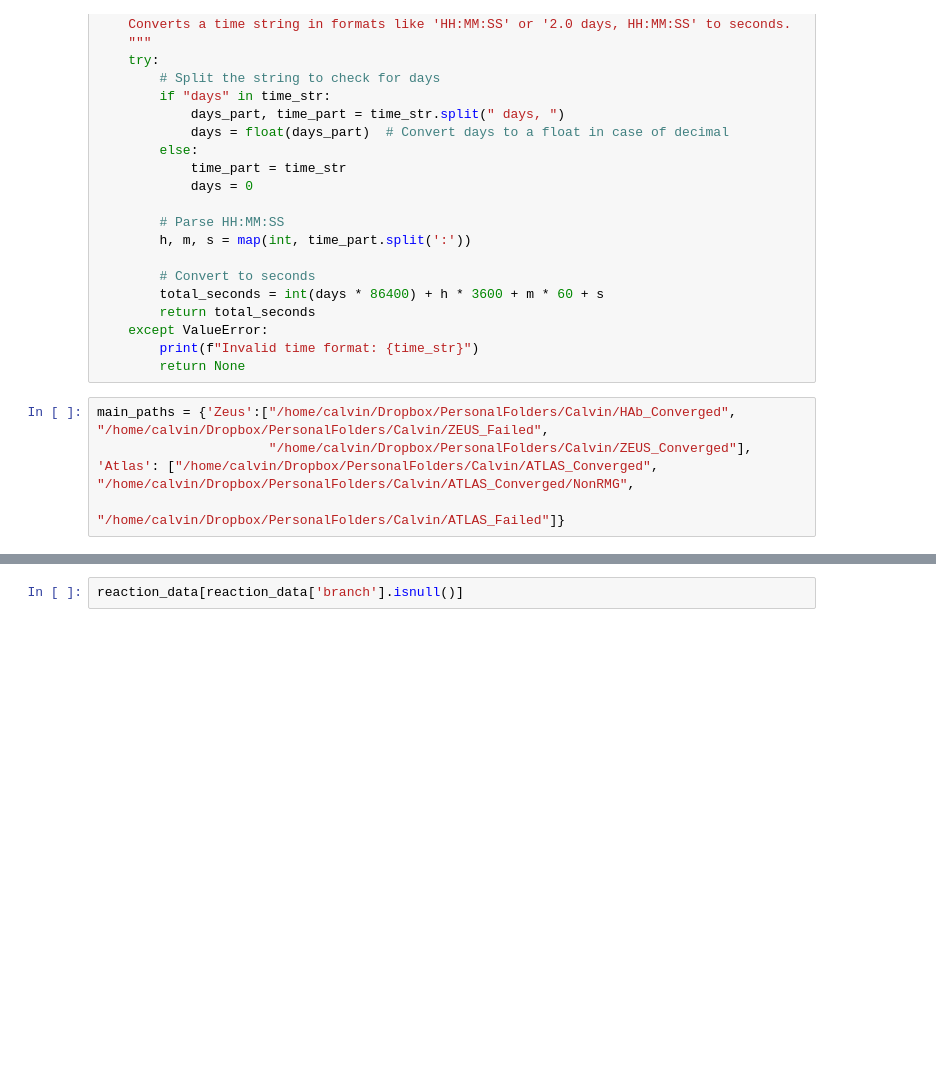
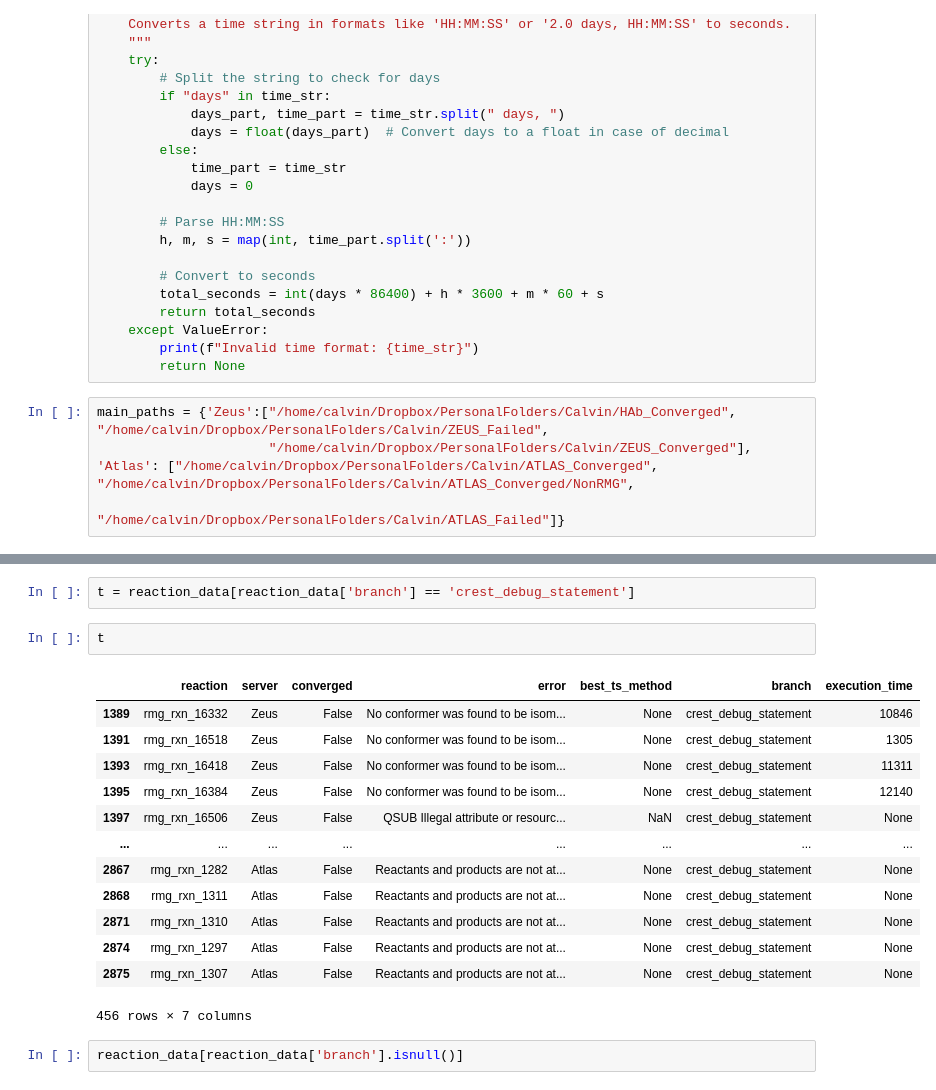
Before and after one commit to calvinp0/arc_analysis, a Jupyter notebook: arc_job_failure.ipynb, the cells around one changed output, grey strips where cells are left out. Drawn from its saved outputs; the diff is of its cells as text; blank space fills up the shorter version.

```diff
--- a/arc_job_failure.ipynb
+++ b/arc_job_failure.ipynb
@@ -448,5 +467,23 @@ TS did not pass all checks                             28
 Text file busy                                          4
 Zip argument #1 must support iteration                  1
+# %%
+t = reaction_data[reaction_data['branch'] == 'crest_debug_statement']
+# %%
+t
+# %% [output]
+|  | reaction | server | converged | error | best_ts_method | branch | execution_time |
+| 1389 | rmg_rxn_16332 | Zeus | False | No conformer was found to be isom... | None | crest_debug_statement | 10846 |
+| 1391 | rmg_rxn_16518 | Zeus | False | No conformer was found to be isom... | None | crest_debug_statement | 1305 |
+| 1393 | rmg_rxn_16418 | Zeus | False | No conformer was found to be isom... | None | crest_debug_statement | 11311 |
+| 1395 | rmg_rxn_16384 | Zeus | False | No conformer was found to be isom... | None | crest_debug_statement | 12140 |
+| 1397 | rmg_rxn_16506 | Zeus | False | QSUB Illegal attribute or resourc... | NaN | crest_debug_statement | None |
+| ... | ... | ... | ... | ... | ... | ... | ... |
+| 2867 | rmg_rxn_1282 | Atlas | False | Reactants and products are not at... | None | crest_debug_statement | None |
+| 2868 | rmg_rxn_1311 | Atlas | False | Reactants and products are not at... | None | crest_debug_statement | None |
+| 2871 | rmg_rxn_1310 | Atlas | False | Reactants and products are not at... | None | crest_debug_statement | None |
+| 2874 | rmg_rxn_1297 | Atlas | False | Reactants and products are not at... | None | crest_debug_statement | None |
+| 2875 | rmg_rxn_1307 | Atlas | False | Reactants and products are not at... | None | crest_debug_statement | None |
+456 rows × 7 columns
 # %%
 reaction_data[reaction_data['branch'].isnull()]
 # %% [output]
```
Also changed, not shown: parts of 12 cells of this notebook, 15 other files.
